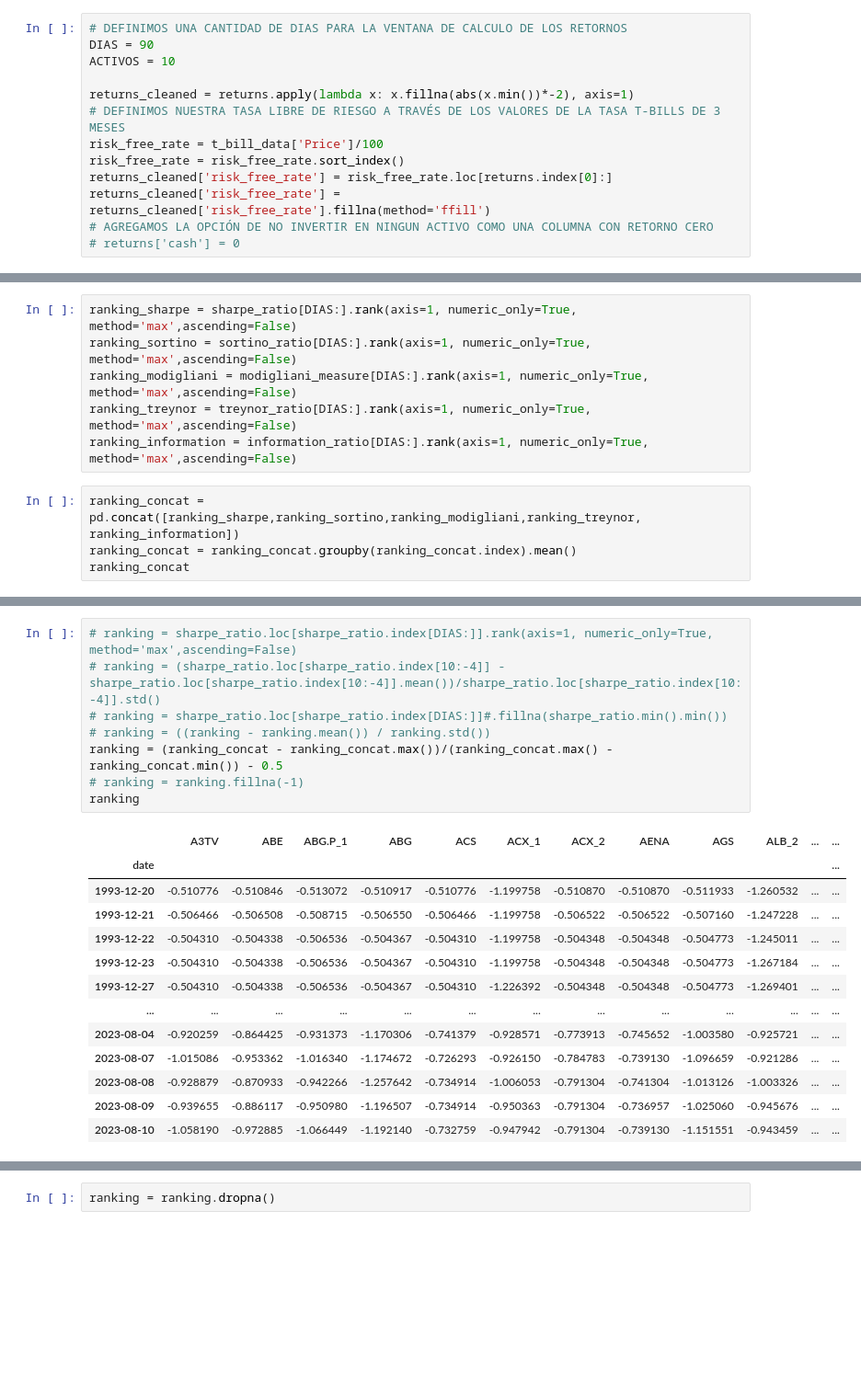
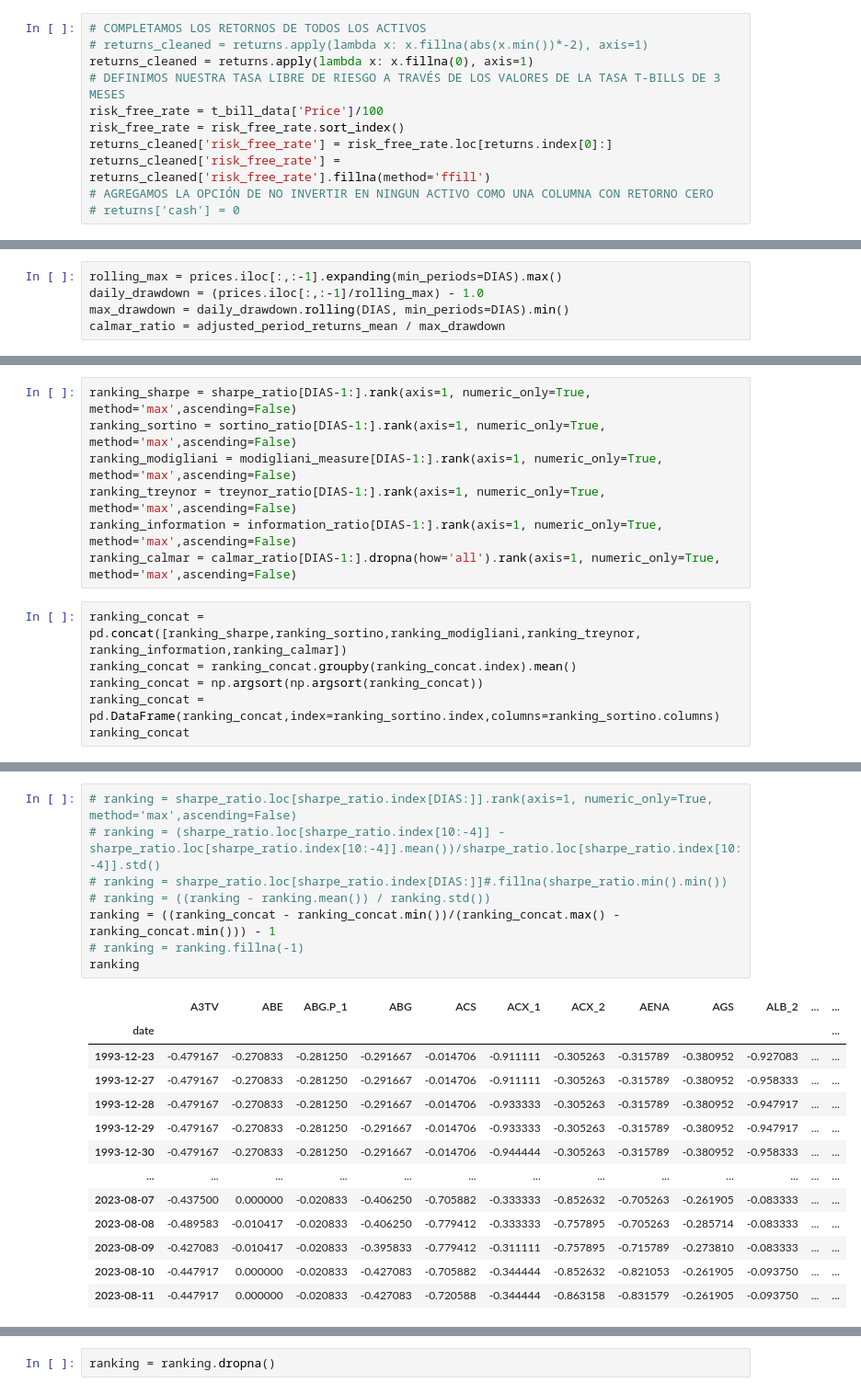
Before and after one commit to tintenderete/TFM, a Jupyter notebook: Prueba_red_neuronal_fija.ipynb, the cells around one changed output, grey strips where cells are left out. Shown at 92% size. Cells and saved outputs as stored; diff of their text form; blank space fills up the shorter version.

```diff
--- a/Prueba_red_neuronal_fija.ipynb
+++ b/Prueba_red_neuronal_fija.ipynb
@@ -81,9 +135,7 @@ locate_in_df(sharpe_ratio,sharpe_ratio.min().min()),sharpe_ratio.min().min()
 # %%
-# DEFINIMOS UNA CANTIDAD DE DIAS PARA LA VENTANA DE CALCULO DE LOS RETORNOS
-DIAS = 90
-ACTIVOS = 10
-
-returns_cleaned = returns.apply(lambda x: x.fillna(abs(x.min())*-2), axis=1)
+# COMPLETAMOS LOS RETORNOS DE TODOS LOS ACTIVOS
+# returns_cleaned = returns.apply(lambda x: x.fillna(abs(x.min())*-2), axis=1)
+returns_cleaned = returns.apply(lambda x: x.fillna(0), axis=1)
 # DEFINIMOS NUESTRA TASA LIBRE DE RIESGO A TRAVÉS DE LOS VALORES DE LA TASA T-BILLS DE 3 MESES
 risk_free_rate = t_bill_data['Price']/100
 risk_free_rate = risk_free_rate.sort_index()
@@ -115,0 +169,5 @@ information_ratio = benchmark_adjusted_returns_mean / benchmark_adjusted_returns
+# %%
+rolling_max = prices.iloc[:,:-1].expanding(min_periods=DIAS).max()
+daily_drawdown = (prices.iloc[:,:-1]/rolling_max) - 1.0
+max_drawdown = daily_drawdown.rolling(DIAS, min_periods=DIAS).min()
+calmar_ratio = adjusted_period_returns_mean / max_drawdown
@@ -116,12 +182,15 @@ information_ratio = benchmark_adjusted_returns_mean / benchmark_adjusted_returns
 # %%
-ranking_sharpe = sharpe_ratio[DIAS:].rank(axis=1, numeric_only=True, method='max',ascending=False)
-ranking_sortino = sortino_ratio[DIAS:].rank(axis=1, numeric_only=True, method='max',ascending=False)
-ranking_modigliani = modigliani_measure[DIAS:].rank(axis=1, numeric_only=True, method='max',ascending=False)
-ranking_treynor = treynor_ratio[DIAS:].rank(axis=1, numeric_only=True, method='max',ascending=False)
-ranking_information = information_ratio[DIAS:].rank(axis=1, numeric_only=True, method='max',ascending=False)
+ranking_sharpe = sharpe_ratio[DIAS-1:].rank(axis=1, numeric_only=True, method='max',ascending=False)
+ranking_sortino = sortino_ratio[DIAS-1:].rank(axis=1, numeric_only=True, method='max',ascending=False)
+ranking_modigliani = modigliani_measure[DIAS-1:].rank(axis=1, numeric_only=True, method='max',ascending=False)
+ranking_treynor = treynor_ratio[DIAS-1:].rank(axis=1, numeric_only=True, method='max',ascending=False)
+ranking_information = information_ratio[DIAS-1:].rank(axis=1, numeric_only=True, method='max',ascending=False)
+ranking_calmar = calmar_ratio[DIAS-1:].dropna(how='all').rank(axis=1, numeric_only=True, method='max',ascending=False)
 # %%
-ranking_concat = pd.concat([ranking_sharpe,ranking_sortino,ranking_modigliani,ranking_treynor, ranking_information])
+ranking_concat = pd.concat([ranking_sharpe,ranking_sortino,ranking_modigliani,ranking_treynor, ranking_information,ranking_calmar])
 ranking_concat = ranking_concat.groupby(ranking_concat.index).mean()
+ranking_concat = np.argsort(np.argsort(ranking_concat))
+ranking_concat = pd.DataFrame(ranking_concat,index=ranking_sortino.index,columns=ranking_sortino.columns)
 ranking_concat
 # %% [output]
 |  | A3TV | ABE | ABG.P_1 | ABG | ACS | ACX_1 | ACX_2 | AENA | AGS | ALB_2 | ... | ... |
@@ -143,22 +210,22 @@ ranking = (ranking - ranking.max())/(ranking.max() - ranking.min()) - 0.5
 # %%
 # ranking = sharpe_ratio.loc[sharpe_ratio.index[DIAS:]].rank(axis=1, numeric_only=True, method='max',ascending=False)
 # ranking = (sharpe_ratio.loc[sharpe_ratio.index[10:-4]] - sharpe_ratio.loc[sharpe_ratio.index[10:-4]].mean())/sharpe_ratio.loc[sharpe_ratio.index[10:-4]].std()
 # ranking = sharpe_ratio.loc[sharpe_ratio.index[DIAS:]]#.fillna(sharpe_ratio.min().min())
 # ranking = ((ranking - ranking.mean()) / ranking.std())
-ranking = (ranking_concat - ranking_concat.max())/(ranking_concat.max() - ranking_concat.min()) - 0.5
+ranking = ((ranking_concat - ranking_concat.min())/(ranking_concat.max() - ranking_concat.min())) - 1
 # ranking = ranking.fillna(-1)
 ranking
 # %% [output]
 |  | A3TV | ABE | ABG.P_1 | ABG | ACS | ACX_1 | ACX_2 | AENA | AGS | ALB_2 | ... | ... |
 | date |  |  |  |  |  |  |  |  |  |  |  | ... |
-| 1993-12-20 | -0.510776 | -0.510846 | -0.513072 | -0.510917 | -0.510776 | -1.199758 | -0.510870 | -0.510870 | -0.511933 | -1.260532 | ... | ... |
-| 1993-12-21 | -0.506466 | -0.506508 | -0.508715 | -0.506550 | -0.506466 | -1.199758 | -0.506522 | -0.506522 | -0.507160 | -1.247228 | ... | ... |
-| 1993-12-22 | -0.504310 | -0.504338 | -0.506536 | -0.504367 | -0.504310 | -1.199758 | -0.504348 | -0.504348 | -0.504773 | -1.245011 | ... | ... |
-| 1993-12-23 | -0.504310 | -0.504338 | -0.506536 | -0.504367 | -0.504310 | -1.199758 | -0.504348 | -0.504348 | -0.504773 | -1.267184 | ... | ... |
-| 1993-12-27 | -0.504310 | -0.504338 | -0.506536 | -0.504367 | -0.504310 | -1.226392 | -0.504348 | -0.504348 | -0.504773 | -1.269401 | ... | ... |
+| 1993-12-23 | -0.479167 | -0.270833 | -0.281250 | -0.291667 | -0.014706 | -0.911111 | -0.305263 | -0.315789 | -0.380952 | -0.927083 | ... | ... |
+| 1993-12-27 | -0.479167 | -0.270833 | -0.281250 | -0.291667 | -0.014706 | -0.911111 | -0.305263 | -0.315789 | -0.380952 | -0.958333 | ... | ... |
+| 1993-12-28 | -0.479167 | -0.270833 | -0.281250 | -0.291667 | -0.014706 | -0.933333 | -0.305263 | -0.315789 | -0.380952 | -0.947917 | ... | ... |
+| 1993-12-29 | -0.479167 | -0.270833 | -0.281250 | -0.291667 | -0.014706 | -0.933333 | -0.305263 | -0.315789 | -0.380952 | -0.947917 | ... | ... |
+| 1993-12-30 | -0.479167 | -0.270833 | -0.281250 | -0.291667 | -0.014706 | -0.944444 | -0.305263 | -0.315789 | -0.380952 | -0.958333 | ... | ... |
 | ... | ... | ... | ... | ... | ... | ... | ... | ... | ... | ... | ... | ... |
-| 2023-08-04 | -0.920259 | -0.864425 | -0.931373 | -1.170306 | -0.741379 | -0.928571 | -0.773913 | -0.745652 | -1.003580 | -0.925721 | ... | ... |
-| 2023-08-07 | -1.015086 | -0.953362 | -1.016340 | -1.174672 | -0.726293 | -0.926150 | -0.784783 | -0.739130 | -1.096659 | -0.921286 | ... | ... |
-| 2023-08-08 | -0.928879 | -0.870933 | -0.942266 | -1.257642 | -0.734914 | -1.006053 | -0.791304 | -0.741304 | -1.013126 | -1.003326 | ... | ... |
-| 2023-08-09 | -0.939655 | -0.886117 | -0.950980 | -1.196507 | -0.734914 | -0.950363 | -0.791304 | -0.736957 | -1.025060 | -0.945676 | ... | ... |
-| 2023-08-10 | -1.058190 | -0.972885 | -1.066449 | -1.192140 | -0.732759 | -0.947942 | -0.791304 | -0.739130 | -1.151551 | -0.943459 | ... | ... |
+| 2023-08-07 | -0.437500 | 0.000000 | -0.020833 | -0.406250 | -0.705882 | -0.333333 | -0.852632 | -0.705263 | -0.261905 | -0.083333 | ... | ... |
+| 2023-08-08 | -0.489583 | -0.010417 | -0.020833 | -0.406250 | -0.779412 | -0.333333 | -0.757895 | -0.705263 | -0.285714 | -0.083333 | ... | ... |
+| 2023-08-09 | -0.427083 | -0.010417 | -0.020833 | -0.395833 | -0.779412 | -0.311111 | -0.757895 | -0.715789 | -0.273810 | -0.083333 | ... | ... |
+| 2023-08-10 | -0.447917 | 0.000000 | -0.020833 | -0.427083 | -0.705882 | -0.344444 | -0.852632 | -0.821053 | -0.261905 | -0.093750 | ... | ... |
+| 2023-08-11 | -0.447917 | 0.000000 | -0.020833 | -0.427083 | -0.720588 | -0.344444 | -0.863158 | -0.831579 | -0.261905 | -0.093750 | ... | ... |
```
Also changed, not shown: parts of 69 cells of this notebook, 5 other files.
